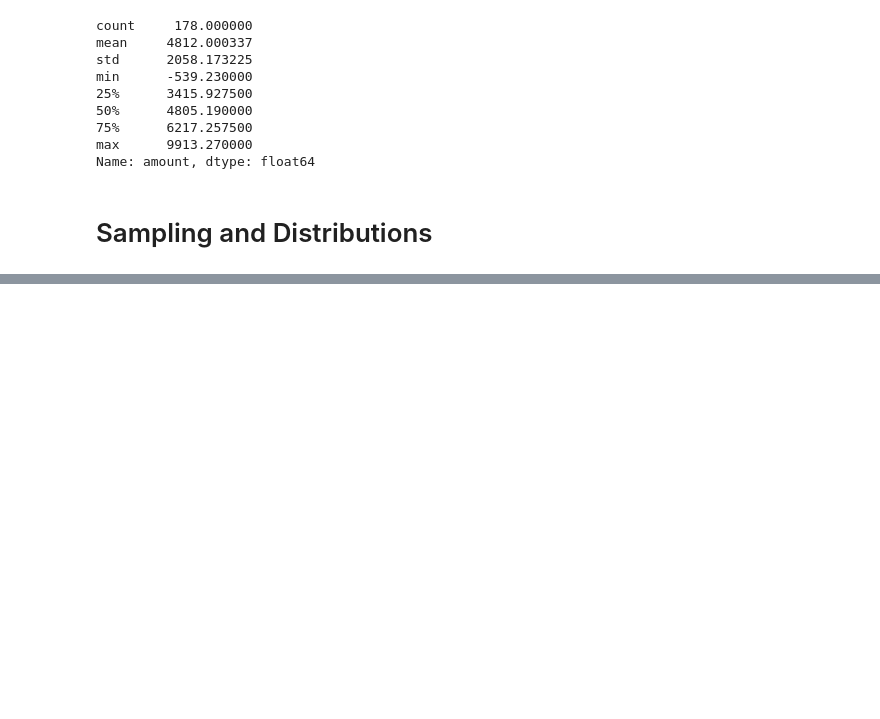
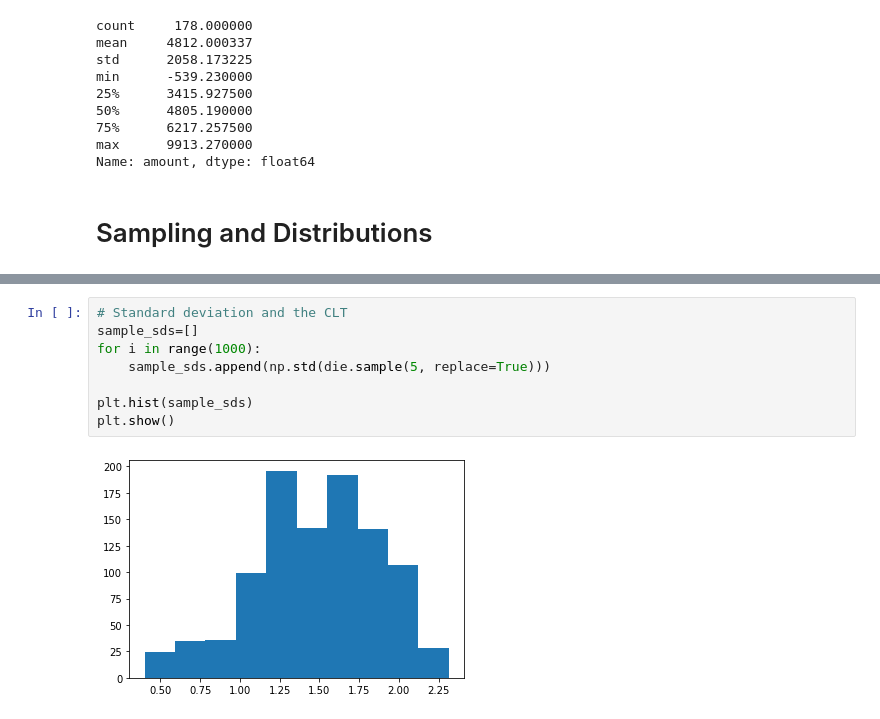
Before and after one commit to Deborah-Jia/datacamp-playground, a Jupyter notebook: statistics_intro.ipynb, the cells around one changed output, grey strips where cells are left out. Cells and saved outputs as stored; diff of their text form; blank space fills up the shorter version.

```diff
--- a/statistics_intro.ipynb
+++ b/statistics_intro.ipynb
@@ -184,0 +274,10 @@ amir_deals_df.sample(n=5, replace=True)
+# %%
+# Standard deviation and the CLT
+sample_sds=[]
+for i in range(1000):
+    sample_sds.append(np.std(die.sample(5, replace=True)))
+
+plt.hist(sample_sds)
+plt.show()
+# %% [output]
+[figure, added]
```
Also changed, not shown: parts of 28 cells of this notebook, 2 other files.
